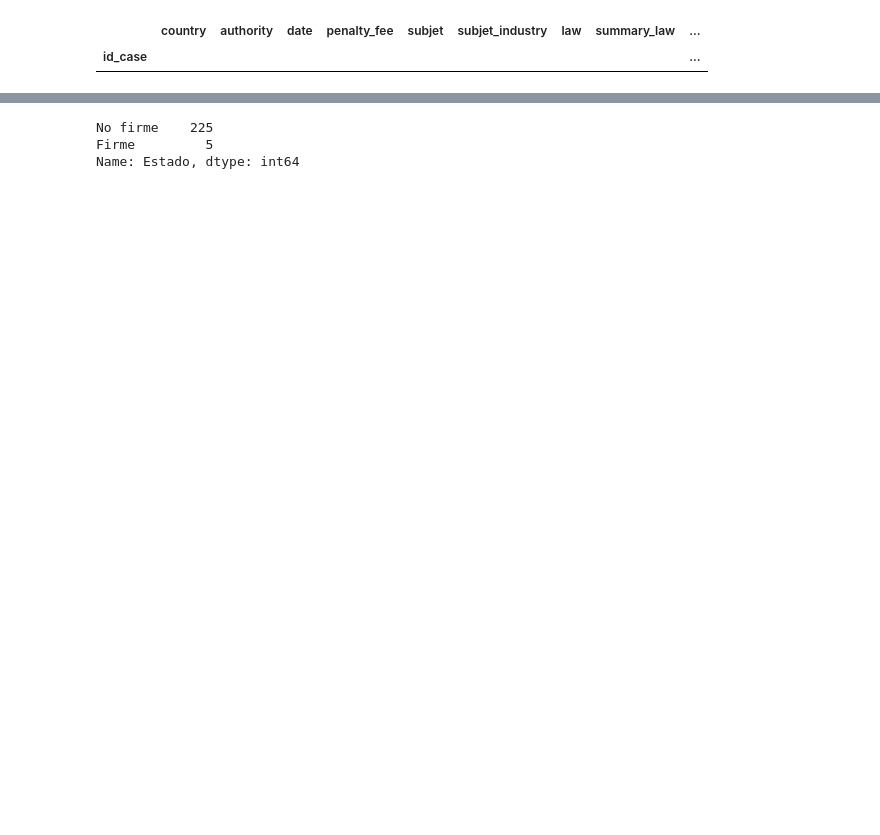
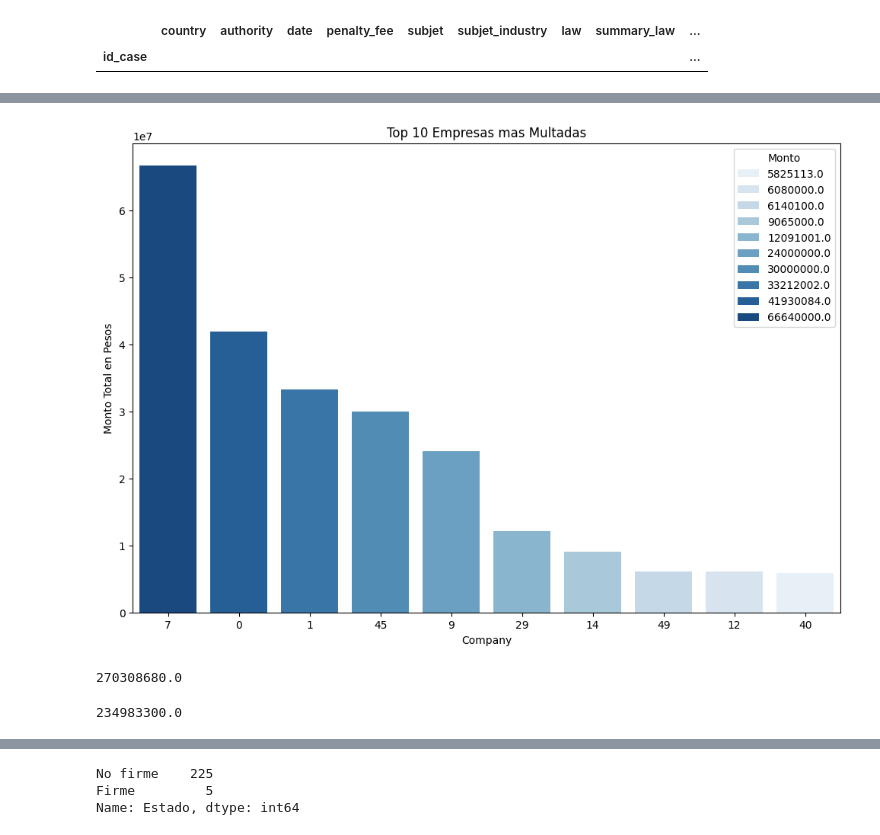
Before and after one commit to gomezgaston/Data_Compliance_Analysis, a Jupyter notebook: EDA.ipynb, the cells around one changed output, grey strips where cells are left out. Drawn from its saved outputs; the diff is of its cells as text; code cells hidden in the pictures; blank space fills up the shorter version.

```diff
--- a/EDA.ipynb
+++ b/EDA.ipynb
@@ -248,0 +265,27 @@ df_arg = pd.read_csv("clean_data_arg.csv", index_col=0)
+# %%
+empresas_mas_multadas = df_arg.groupby("Empresa")["Monto"].sum().sort_values(ascending=False).head(10).reset_index()
+
+
+empresas_mas_multadas = empresas_mas_multadas.sort_values(by='Monto', ascending=False)
+
+plt.figure(figsize=(12, 8))
+
+colors = sns.color_palette("Blues", len(empresas_mas_multadas))
+
+sns.barplot(x='Empresa', y='Monto', data=empresas_mas_multadas, hue = empresas_mas_multadas["Monto"], palette=colors, order=empresas_mas_multadas['Empresa'])
+
+# Customize the plot1
+plt.title('Top 10 Empresas mas Multadas')
+plt.xlabel('Company')
+plt.ylabel('Monto Total en Pesos')
+plt.show()
+# %% [output]
+[figure, added]
+# %%
+df_arg["Monto"].sum()
+# %% [output]
+270308680.0
+# %%
+empresas_mas_multadas["Monto"].sum()
+# %% [output]
+234983300.0
```
Also changed, not shown: parts of 5 cells of this notebook, 7 other files.
